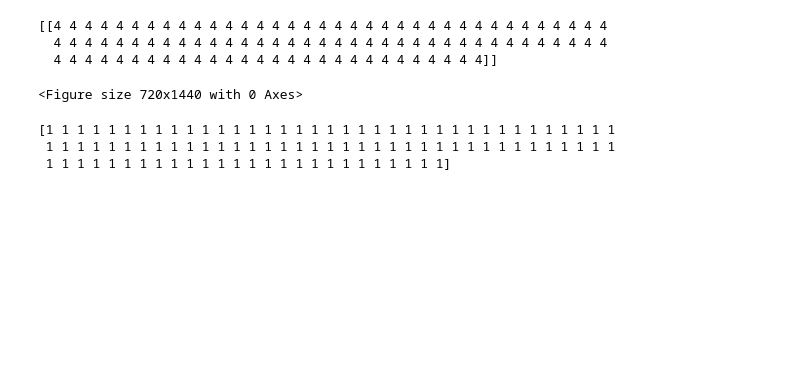
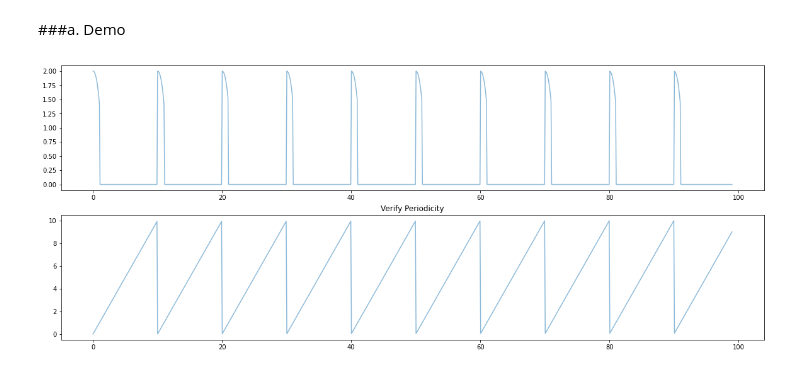
Before and after one commit to psukphranee/Python, a Jupyter notebook: SAR_scratch_3.ipynb, the cells around one changed output. Saved outputs shown, nothing was run; the diff lists cells and outputs as text; code cells hidden in the pictures; blank space fills up the shorter version.

```diff
--- a/SAR_scratch_3.ipynb
+++ b/SAR_scratch_3.ipynb
@@ -79,21 +84,25 @@ print(t_duty)
+# %%
+def generate_LFM_Pulse(time_array, pulse_width=1, pulse_height=1, chirp_rate=1, carrier_frequency=100):
+
+  #time ---------------
+  t = time_array #expected time vector should be preprocessed before passed to this function. pulse and envelope start their sequences at times values of zeros.
+
+  #pulse envelope  ---------------
+  chi = generate_pulse_envelope(t, pulse_height, pulse_width);
+
+  #LFM  ---------------
+  k = chirp_rate
+  f_c = carrier_frequency
+
+  LFM = generate_pulse_wave(t, k, f_c)
+
+  pulse = chi * LFM;
+
+  return pulse
+# %% [markdown]
+###a. Demo
 # %%
-pulse = generate_LFM_Pulse(time_array=t_duty, pulse_width=2, pulse_height=4, chirp_rate=0, carrier_frequency=1e6)
-print(pulse)
+pulse = generate_LFM_Pulse(time_array=t_mod, pulse_width=tau, pulse_height=A, chirp_rate=k, carrier_frequency=f_c)
+plot_train(t, t_mod, pulse)
 # %% [output]
-[[4 4 4 4 4 4 4 4 4 4 4 4 4 4 4 4 4 4 4 4 4 4 4 4 4 4 4 4 4 4 4 4 4 4 4 4
-  4 4 4 4 4 4 4 4 4 4 4 4 4 4 4 4 4 4 4 4 4 4 4 4 4 4 4 4 4 4 4 4 4 4 4 4
-  4 4 4 4 4 4 4 4 4 4 4 4 4 4 4 4 4 4 4 4 4 4 4 4 4 4 4 4]]
+[figure, added]
-# %%
-fig = plt.figure(figsize=(10,20))
-# %% [output]
-<Figure size 720x1440 with 0 Axes>
-# %%
-tau = 2
-tau_half = tau/2;
-
-chi = 1*(np.abs((t_duty[0,:]-tau_half)/tau_half) <= 1);
-print(chi)
-# %% [output]
-[1 1 1 1 1 1 1 1 1 1 1 1 1 1 1 1 1 1 1 1 1 1 1 1 1 1 1 1 1 1 1 1 1 1 1 1 1
- 1 1 1 1 1 1 1 1 1 1 1 1 1 1 1 1 1 1 1 1 1 1 1 1 1 1 1 1 1 1 1 1 1 1 1 1 1
- 1 1 1 1 1 1 1 1 1 1 1 1 1 1 1 1 1 1 1 1 1 1 1 1 1 1]
```
Also changed, not shown: parts of 16 cells of this notebook.
